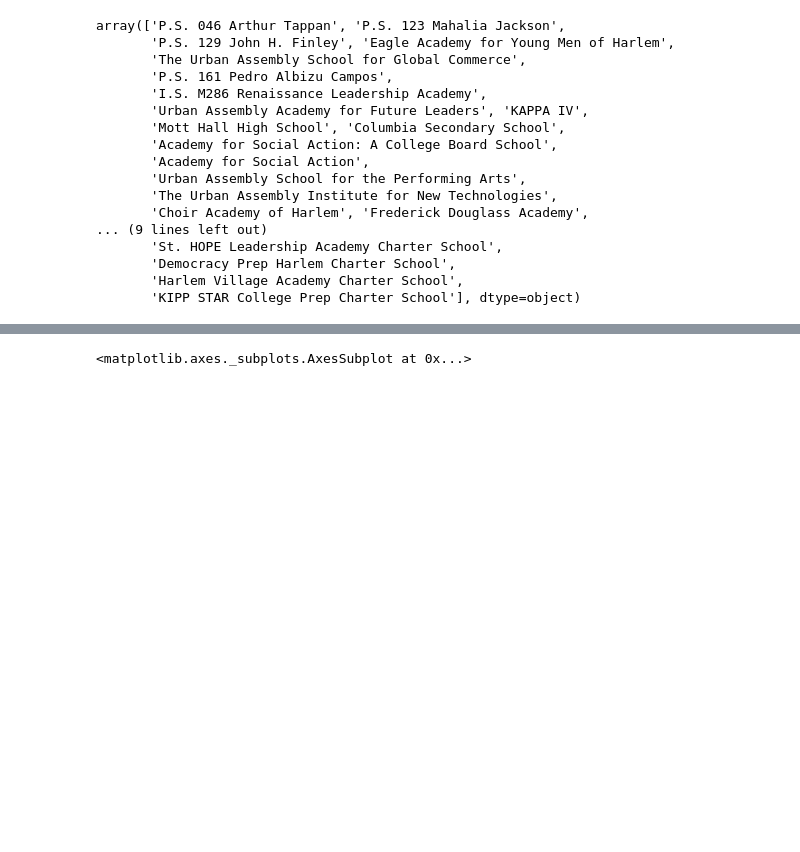
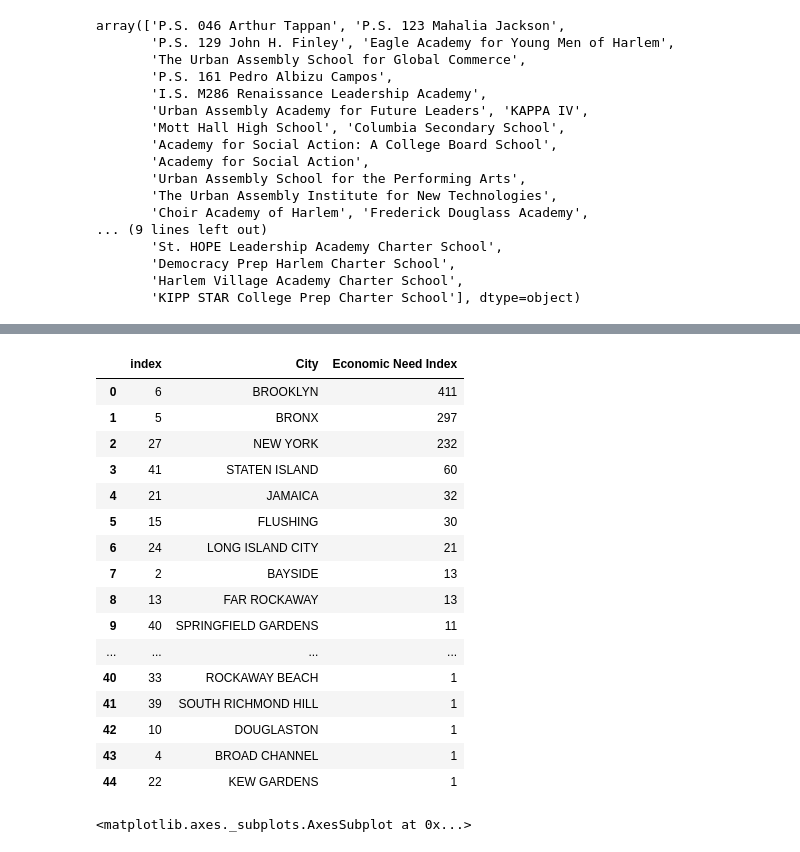
Before and after one commit to grantaguinaldo/nyc-schools, a Jupyter notebook: nyc-schools.ipynb, the cells around one changed output, grey strips where cells are left out. Drawn from its saved outputs; the diff is of its cells as text; code cells hidden in the pictures; blank space fills up the shorter version.

```diff
--- a/nyc-schools.ipynb
+++ b/nyc-schools.ipynb
@@ -174,7 +157,30 @@ sns.heatmap(corr,
 # %%
+df_eco_need_ct = df_1[['Economic Need Index',
+                    'City']].groupby('City', as_index=False).count().sort_values(by='Economic Need Index',
+                                                                ascending=False).reset_index()
 df_eco_need = df_1[['Economic Need Index',
-                    'City']].groupby('City', as_index=False).mean().sort_values(by='Economic Need Index',
+                    'City']].groupby('City', as_index=False).median().sort_values(by='Economic Need Index',
                                                                 ascending=False).reset_index()
+# %%
+df_eco_need_ct
+# %% [output]
+|  | index | City | Economic Need Index |
+| 0 | 6 | BROOKLYN | 411 |
+| 1 | 5 | BRONX | 297 |
+| 2 | 27 | NEW YORK | 232 |
+| 3 | 41 | STATEN ISLAND | 60 |
+| 4 | 21 | JAMAICA | 32 |
+| 5 | 15 | FLUSHING | 30 |
+| 6 | 24 | LONG ISLAND CITY | 21 |
+| 7 | 2 | BAYSIDE | 13 |
+| 8 | 13 | FAR ROCKAWAY | 13 |
+| 9 | 40 | SPRINGFIELD GARDENS | 11 |
+| ... | ... | ... | ... |
+| 40 | 33 | ROCKAWAY BEACH | 1 |
+| 41 | 39 | SOUTH RICHMOND HILL | 1 |
+| 42 | 10 | DOUGLASTON | 1 |
+| 43 | 4 | BROAD CHANNEL | 1 |
+| 44 | 22 | KEW GARDENS | 1 |
 # %%
 plt.subplots(figsize=(15,10))
 sns.barplot(y="City", x="Economic Need Index", data=df_eco_need)
```
Also changed, not shown: parts of 20 cells of this notebook, 1 other file.
